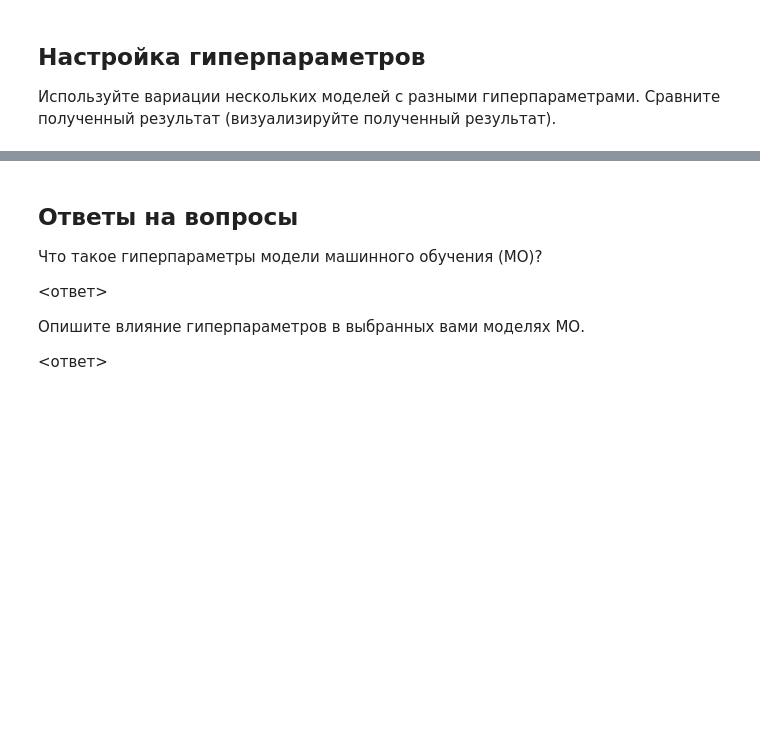
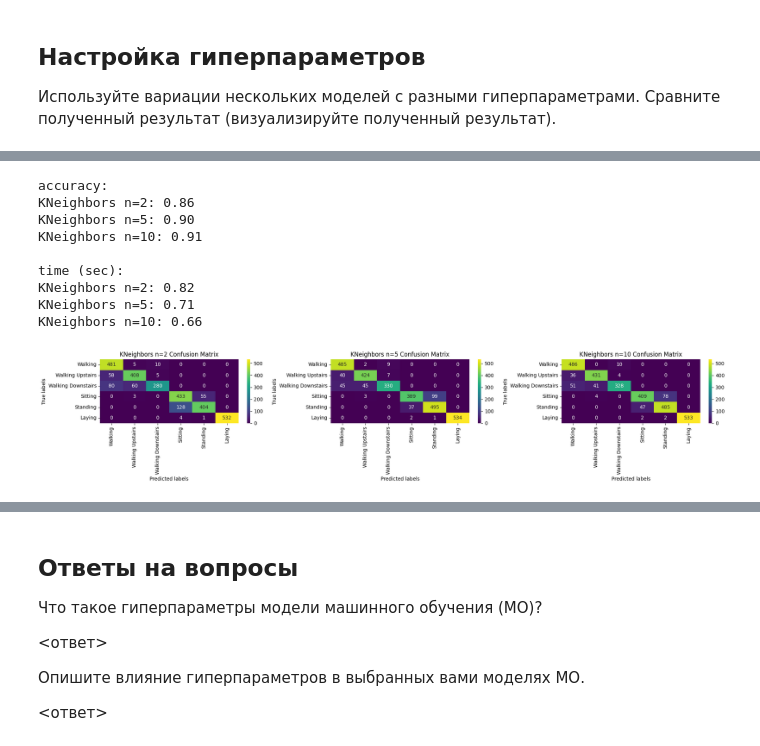
Before and after one commit to alexexexei/aai-labs, a Jupyter notebook: aai_lab1/Практическая_работа_1__Классификация.ipynb, the cells around one changed output, grey strips where cells are left out. Cells and saved outputs as stored; diff of their text form; code cells hidden in the pictures; blank space fills up the shorter version.

```diff
--- a/aai_lab1/Практическая_работа_1__Классификация.ipynb
+++ b/aai_lab1/Практическая_работа_1__Классификация.ipynb
@@ -251,15 +344,33 @@ NameError: name 'LogisticRegression' is not defined
 # %%
-new_yhat_1 = KNeighborsClassifier(n_neighbors=3).fit(train_X, train_y).predict(test_X)
-new_yhat_2 = KNeighborsClassifier(n_neighbors=3).fit(train_X, train_y).predict(test_X)
-new_yhat_3 = KNeighborsClassifier(n_neighbors=3).fit(train_X, train_y).predict(test_X)
+start_time = time.time()
+new_yhat_1 = KNeighborsClassifier(n_neighbors=2).fit(train_X, train_y).predict(test_X)
+time_1 = time.time() - start_time
+
+start_time = time.time()
+new_yhat_2 = KNeighborsClassifier(n_neighbors=5).fit(train_X, train_y).predict(test_X)
+time_2 = time.time() - start_time
+
+start_time = time.time()
+new_yhat_3 = KNeighborsClassifier(n_neighbors=10).fit(train_X, train_y).predict(test_X)
+time_3 = time.time() - start_time
 
 new_conf_matrix_1 = confusion_matrix(test_y, new_yhat_1)
 new_conf_matrix_2 = confusion_matrix(test_y, new_yhat_2)
 new_conf_matrix_3 = confusion_matrix(test_y, new_yhat_3)
 
-print_acc3(test_y, new_yhat_1, new_yhat_2, new_yhat_3,
-           "KNeighbors", "KNeighbors",
-           "KNeighbors")
+name_1, name_2, name_3 = "KNeighbors n=2", "KNeighbors n=5", "KNeighbors n=10"
+print_acc3(test_y, new_yhat_1, new_yhat_2, new_yhat_3, name_1, name_2, name_3)
+print_time3(time_1, time_2, time_3, name_1, name_2, name_3)
 perform(new_conf_matrix_1, new_conf_matrix_2, new_conf_matrix_3,
-        target_names, "KNeighbors", "KNeighbors",
-        "KNeighbors")
+        target_names, name_1, name_2, name_3)
+# %% [output]
+accuracy:
+KNeighbors n=2: 0.86
+KNeighbors n=5: 0.90
+KNeighbors n=10: 0.91
+
+time (sec):
+KNeighbors n=2: 0.82
+KNeighbors n=5: 0.71
+KNeighbors n=10: 0.66
+[figure, added]
```
Also changed, not shown: parts of 10 cells of this notebook, 1 other file.
